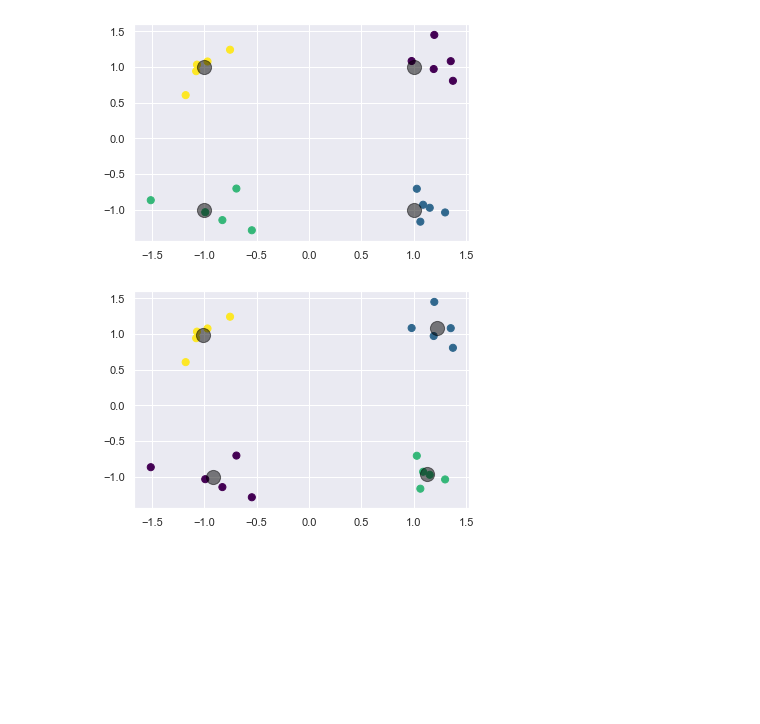
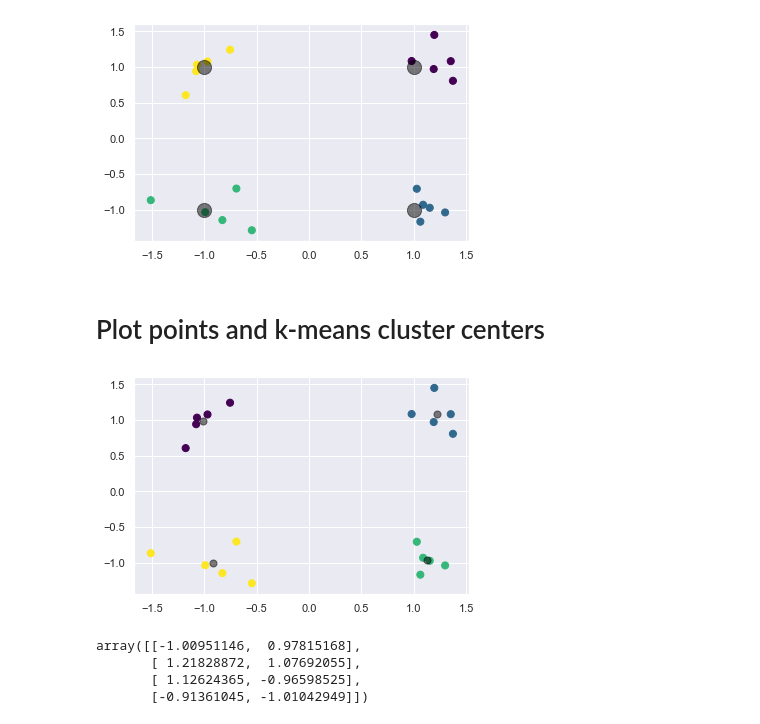
Before and after one commit to AssembleSoftware/IoTPy, a Jupyter notebook: examples/ExamplesOfIncrementalKmeans.ipynb, the cells around one changed output. Cells and saved outputs as stored; diff of their text form; code cells hidden in the pictures; blank space fills up the shorter version.

```diff
--- a/examples/ExamplesOfIncrementalKmeans.ipynb
+++ b/examples/ExamplesOfIncrementalKmeans.ipynb
@@ -59,0 +89,19 @@ points, blob_cluster_ids = make_blobs(
+# %%
+# Function to compute k-means cluster, plot clusters and centers, and
+# return centers.
+def plot_clusters_and_return_centers(points):
+    kmeans.fit(points)
+    # cluster_ids[j] is the id of the cluster associated with points[j].
+    cluster_ids = kmeans.predict(points)
+    # Plot the points. The parameter c identifies colors of points.
+    plt.scatter(points[:, 0], points[:, 1], c=cluster_ids,
+                s=50, cmap='viridis')
+
+    # Plot the centers of the clusters computed by k-means.
+    # kmeans.cluster_centers_ is the list of computed centers
+    # of the clusters
+    centers = kmeans.cluster_centers_
+    plt.scatter(centers[:, 0], centers[:, 1], c='black',
+                s=50, alpha=0.5);
+    plt.show()
+    return centers
@@ -76,14 +146,18 @@ kmeans_cluster_ids = kmeans.predict(points)
+# %% [markdown]
+# Plot points and k-means cluster centers
 # %%
 # Plot points where color of a point is determined by
 # the kmeans cluster associated with that point.
-# Note that previously we associated the color with
-# the center that generated the point. Now the color is associated
-# with the cluster computed using kmeans.
-# The centers of the clusters used to generate points is likely to be
+# Note that previously we associated the color of a point with
+# the center that generated the point. This is the theoretical center.
+# In this plot the color is associated with the cluster center computed
+# using kmeans.
+# The theoretical centers of the clusters are likely to be
 # different from the centers computed by kmeans.
-plt.scatter(points[:, 0], points[:, 1],
-            c=kmeans_cluster_ids, s=50, cmap='viridis')
-centers = kmeans.cluster_centers_
-plt.scatter(centers[:, 0], centers[:, 1], c='black', s=200, alpha=0.5);
+plot_clusters_and_return_centers(points)
 # %% [output]
-[figure, old version]
+[figure, new version]
+array([[-1.00951146,  0.97815168],
+       [ 1.21828872,  1.07692055],
+       [ 1.12624365, -0.96598525],
+       [-0.91361045, -1.01042949]])
```
Also changed, not shown: parts of 27 cells of this notebook.
